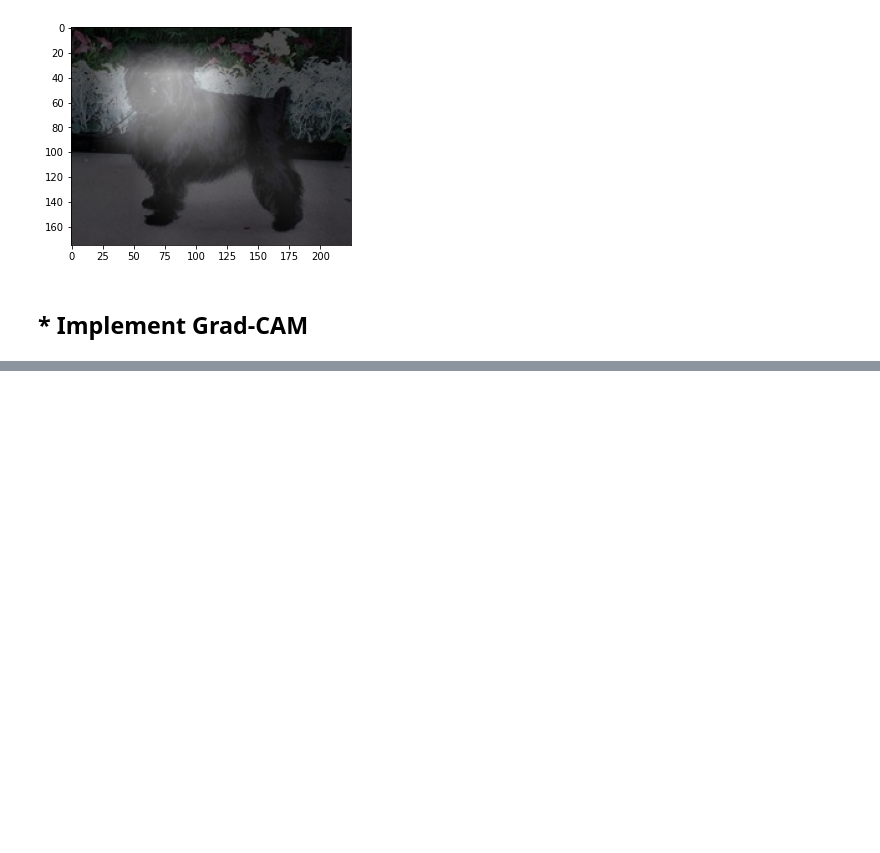
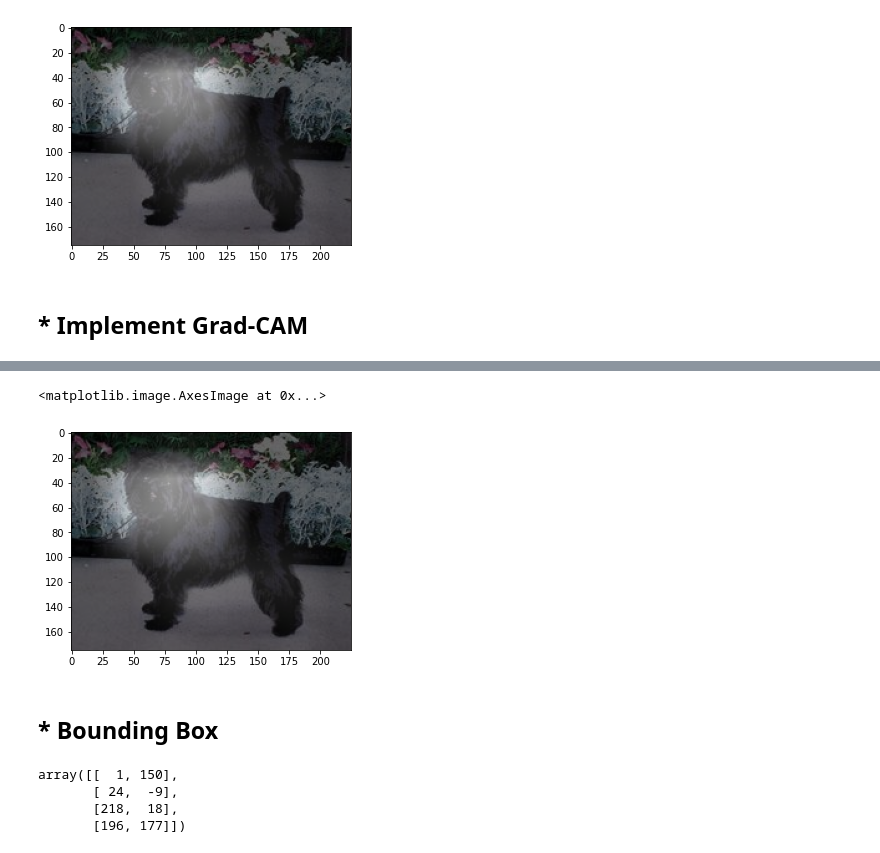
Before and after one commit to cosmic4dev/modulab, a Jupyter notebook: [G-06]CAM&Grad_CAM.ipynb, the cells around one changed output, grey strips where cells are left out. Cells and saved outputs as stored; diff of their text form; code cells hidden in the pictures; blank space fills up the shorter version.

```diff
--- a/[G-06]CAM&Grad_CAM.ipynb
+++ b/[G-06]CAM&Grad_CAM.ipynb
@@ -43,0 +51,10 @@ Dataset stanford_dogs downloaded and prepared to /aiffel/tensorflow_datasets/sta
+# %%
+#위에 만들어진 함수를 통해 데이터셋의 전처리와 배치처리를 적용하자
+ds_train_norm =apply_normalize_on_dataset(ds_train)
+ds_test_norm =apply_normalize_on_dataset(ds_test)
+
+#구성된 배치의 모양을 확인한다.
+for input in ds_train_norm.take(1):
+    image,label=input
+    print(image.shape)
+    print(label.shape)
@@ -105,7 +191,7 @@ plt.imshow(cam_image)
 # %%
 
 def visualize_cam_on_image(image, cam_image):
-    a=0.7
+    a=0.6
     width=image.shape[1]
     height=image.shape[0]
     cam_image=cv2.resize(cam_image,(width,height))
@@ -179,0 +270,12 @@ def generate_grad_cam(model, activation_layer, item):
+# %%
+# 위에서 만든 이미지 visualize_cam_on_image() 함수로 이미지를 시각화해 보세요.
+grad_cam_image = item['image'].astype(np.uint8)
+cam_image_3channel = np.stack([cam_image*255]*3, axis=-1).astype(np.uint8)
+
+blended_image = visualize_cam_on_image(cam_image_3channel, grad_cam_image)
+plt.imshow(blended_image)
+# %% [output]
+<matplotlib.image.AxesImage at 0x...>
+[figure, added]
+# %% [markdown]
+## * Bounding Box
@@ -179,0 +294,8 @@ def generate_grad_cam(model, activation_layer, item):
+# %%
+rect = get_bbox(cam_image)
+rect
+# %% [output]
+array([[  1, 150],
+       [ 24,  -9],
+       [218,  18],
+       [196, 177]])
```
Also changed, not shown: parts of 23 cells of this notebook.
